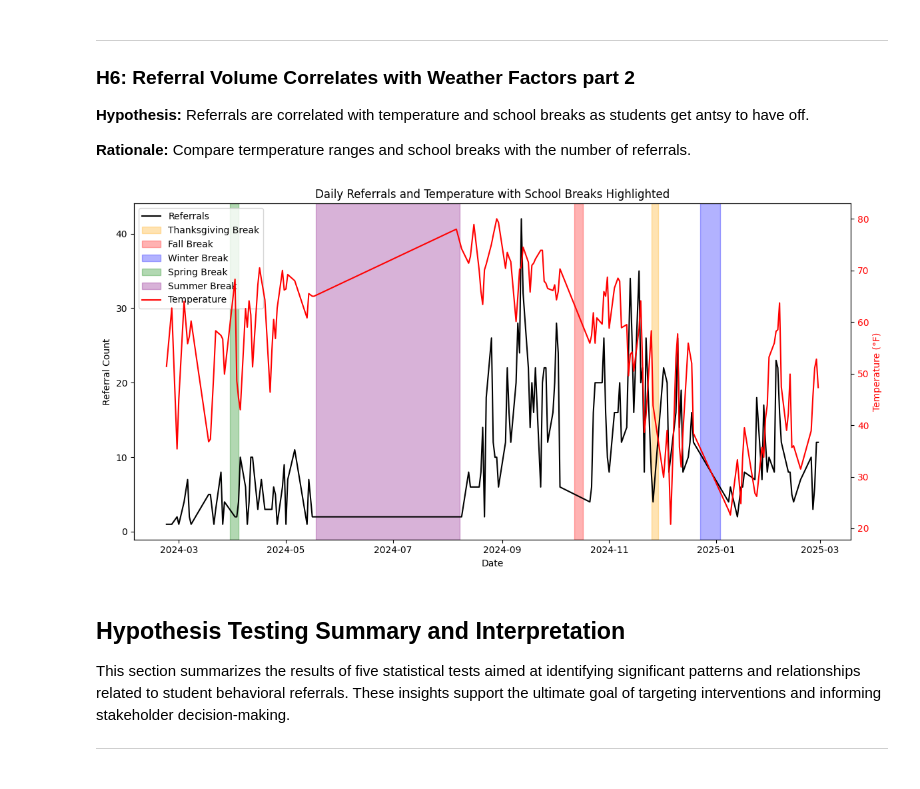
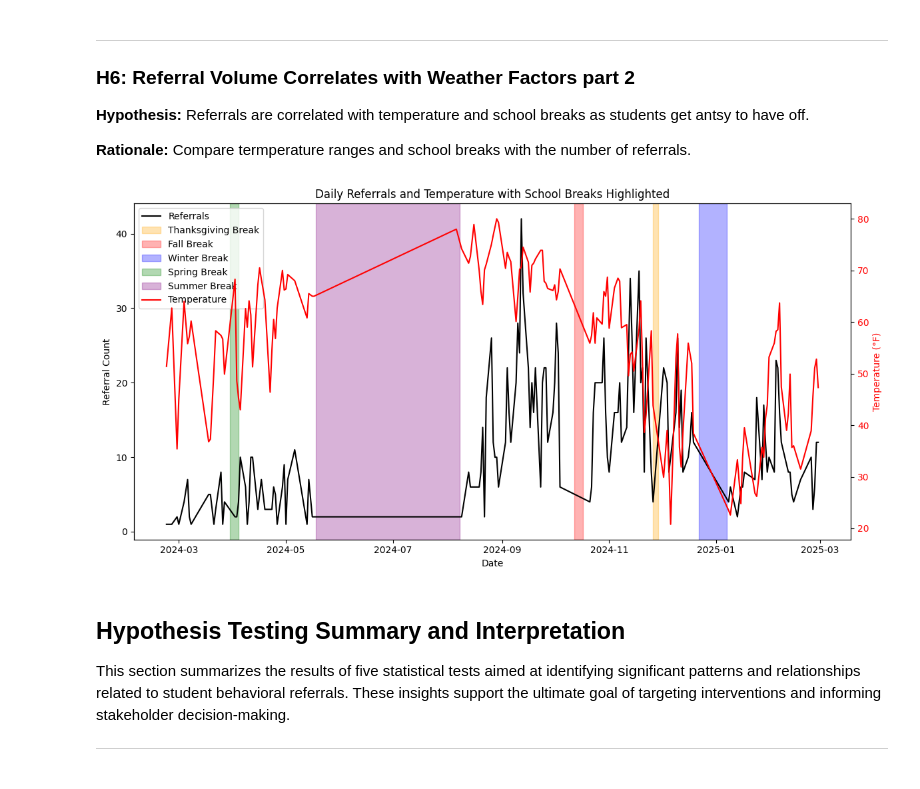
Before and after one commit to TDRobertson/student-referral-predictor, a Jupyter notebook: Behavioral_Disruptions_EDA.ipynb, the cells around one changed output. Cells and saved outputs as stored; diff of their text form; code cells hidden in the pictures.

```diff
--- a/Behavioral_Disruptions_EDA.ipynb
+++ b/Behavioral_Disruptions_EDA.ipynb
@@ -603,42 +603,42 @@ daily_data = merged_df.groupby('Date of Incident').agg({
 
 # define school breaks with colors
 breaks = {
-    'Thanksgiving Break': ('2024-11-25', '2024-11-29', 'orange'),
+    'Thanksgiving Break': ('2024-11-26', '2024-11-29', 'orange'),
     'Fall Break': ('2024-10-12', '2024-10-17', 'red'),
-    'Winter Break': ('2024-12-23', '2025-01-03', 'blue'),
+    'Winter Break': ('2024-12-22', '2025-01-07', 'blue'),
     'Spring Break': ('2024-03-30', '2024-04-04', 'green'),
     'Summer Break': ('2024-05-18', '2024-08-8', 'purple'),
 }
 
 
 fig, ax1 = plt.subplots(figsize=(12, 6))
 
 # plot referrals
 ax1.plot(daily_data['Date of Incident'], daily_data['referral_count'], label='Referrals', color='black')
 ax1.set_xlabel('Date')
 ax1.set_ylabel('Referral Count', color='black')
 ax1.tick_params(axis='y', labelcolor='black')
 
 # highlight break periods
 for name, (start, end, color) in breaks.items():
     ax1.axvspan(pd.to_datetime(start), pd.to_datetime(end), color=color, alpha=0.3, label=name)
 
 # temperature on secondary y-axis
 ax2 = ax1.twinx()
 ax2.plot(daily_data['Date of Incident'], daily_data['temp'], label='Temperature', color='red')
 ax2.set_ylabel('Temperature (°F)', color='red')
 ax2.tick_params(axis='y', labelcolor='red')
 
 # combine legends
 lines1, labels1 = ax1.get_legend_handles_labels()
 lines2, labels2 = ax2.get_legend_handles_labels()
 ax1.legend(lines1 + lines2, labels1 + labels2, loc='upper left')
 
 plt.title('Daily Referrals and Temperature with School Breaks Highlighted')
 plt.tight_layout()
 plt.show()
 # %% [output]
-[figure, old version]
+[figure, new version]
 # %% [markdown]
 ## Hypothesis Testing Summary and Interpretation
 
```
